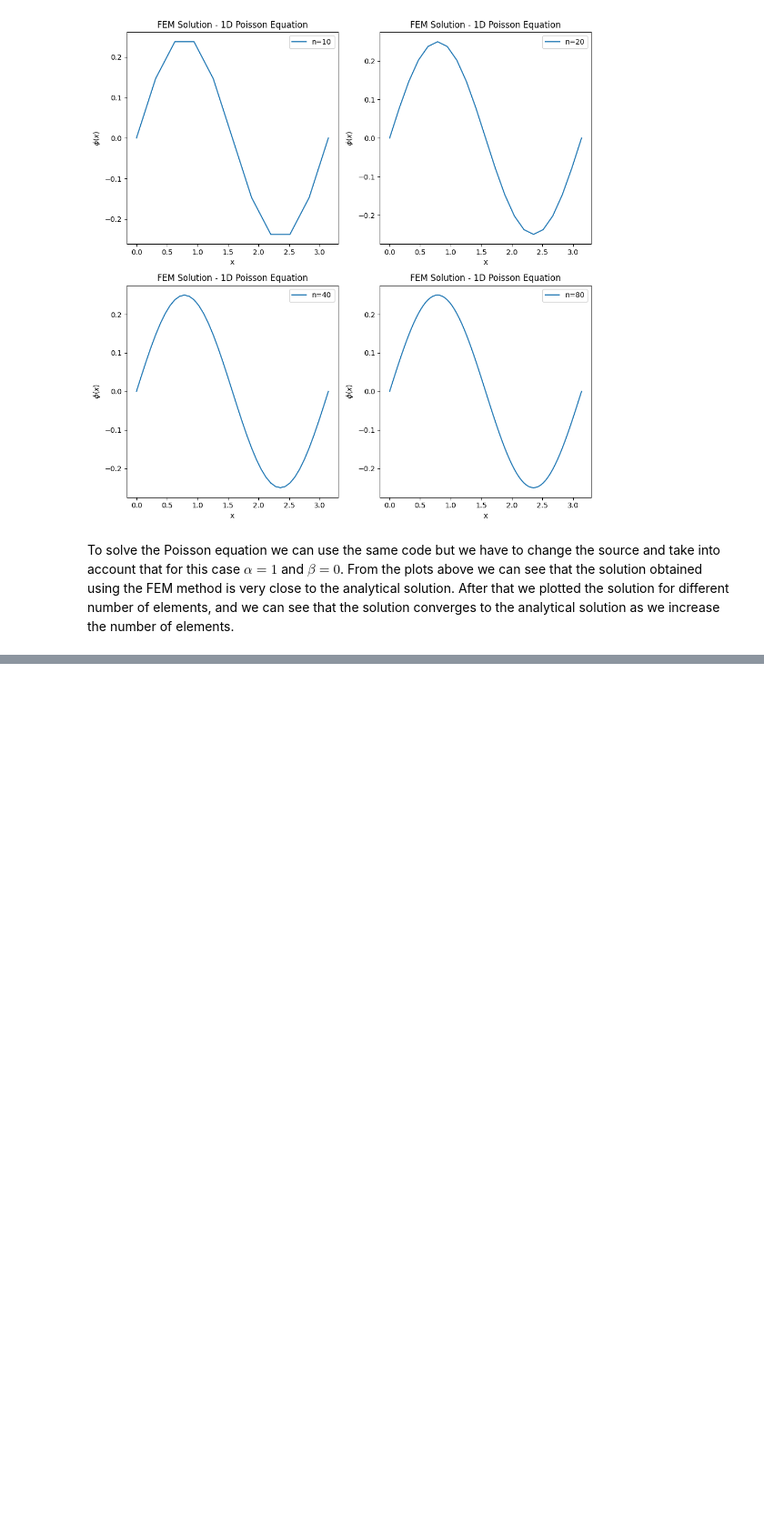
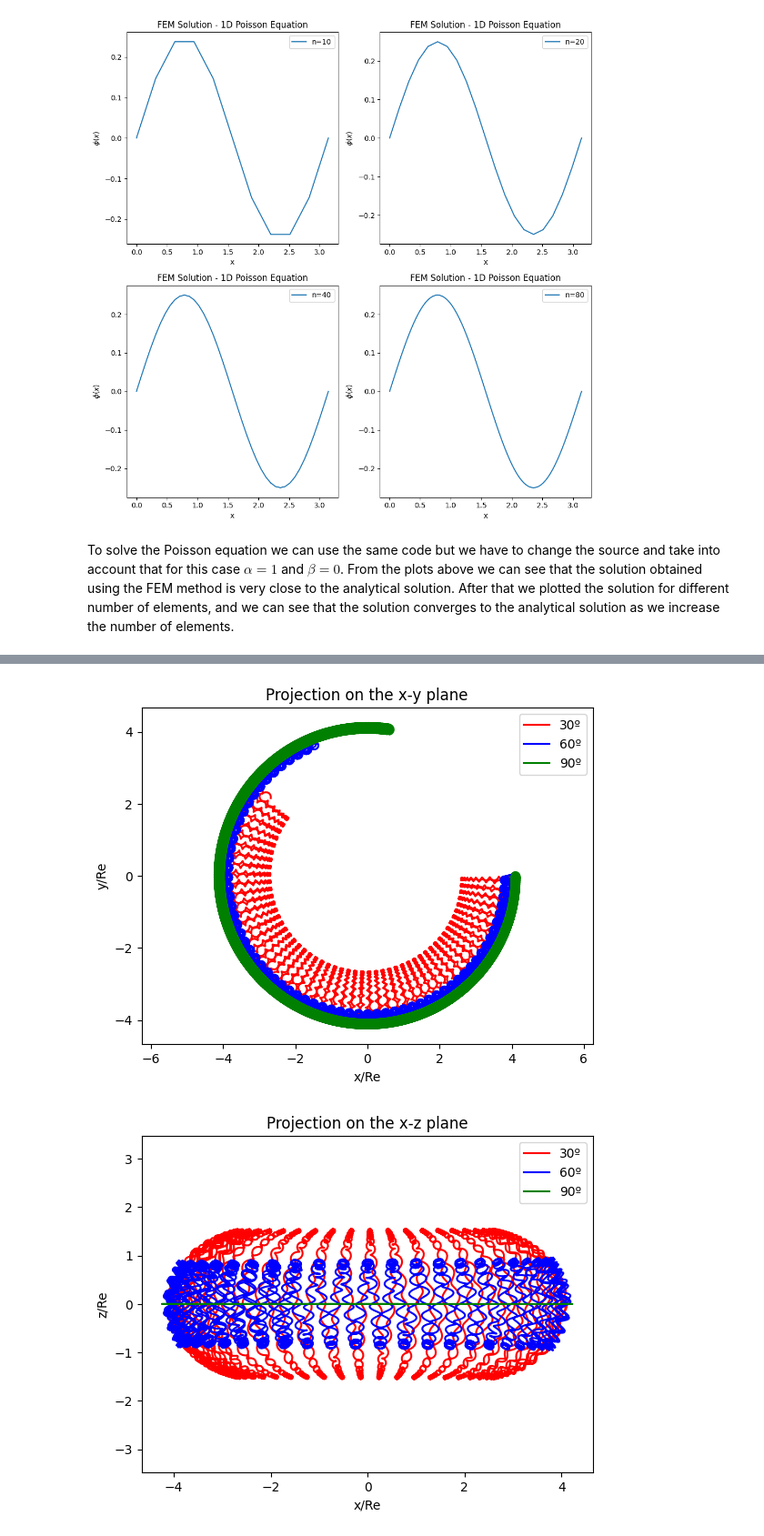
Before and after one commit to joaopedrobiu6/CompElectroMag, a Jupyter notebook: pro3/Assignment3.ipynb, the cells around one changed output, grey strips where cells are left out. Shown at 91% size. Drawn from its saved outputs; the diff is of its cells as text; code cells hidden in the pictures; blank space fills up the shorter version.

```diff
--- a/pro3/Assignment3.ipynb
+++ b/pro3/Assignment3.ipynb
@@ -382,0 +564,39 @@ After that we plotted the solution for different number of elements, and we can
+# %%
+# plot the projection on the x-y plane
+plt.plot(x_sol_30[:, 0] / Re, x_sol_30[:, 1] / Re, 'r', label='30º')
+plt.plot(x_sol_60[:, 0] / Re, x_sol_60[:, 1] / Re, 'b', label='60º')
+plt.plot(x_sol_90[:, 0] / Re, x_sol_90[:, 1] / Re, 'g', label='90º')
+plt.xlabel('x/Re')
+plt.ylabel('y/Re')
+plt.title('Projection on the x-y plane')
+plt.axis('equal')
+plt.legend()
+plt.show()
+
+# plot the projection on the x-z plane
+plt.plot(x_sol_30[:, 0] / Re, x_sol_30[:, 2] / Re, 'r', label='30º')
+plt.plot(x_sol_60[:, 0] / Re, x_sol_60[:, 2] / Re, 'b', label='60º')
+plt.plot(x_sol_90[:, 0] / Re, x_sol_90[:, 2] / Re, 'g', label='90º')
+plt.xlabel('x/Re')
+plt.ylabel('z/Re')
+plt.title('Projection on the x-z plane')
+plt.axis('equal')
+plt.legend()
+plt.show()
+
+# plot the projection on the r-z plane
+r_30 = np.sqrt(x_sol_30[:100, 0]**2 + x_sol_30[:100, 1]**2)
+plt.plot(r_30 / Re, x_sol_30[:100, 2] / Re, 'r', label='30º')
+r_60 = np.sqrt(x_sol_60[:100, 0]**2 + x_sol_60[:100, 1]**2)
+plt.plot(r_60 / Re, x_sol_60[:100, 2] / Re, 'b', label='60º')
+r_90 = np.sqrt(x_sol_90[:100, 0]**2 + x_sol_90[:100, 1]**2)
+plt.plot(r_90 / Re, x_sol_90[:100, 2] / Re, 'g', label='90º')
+plt.xlabel('r/Re')
+plt.ylabel('z/Re')
+plt.title('Projection on the r-z plane')
+plt.axis('equal')
+plt.legend()
+plt.show()
+# %% [output]
+[figure, added]
+[figure, added]
```
Also changed, not shown: parts of 21 cells of this notebook, 1 other file.
